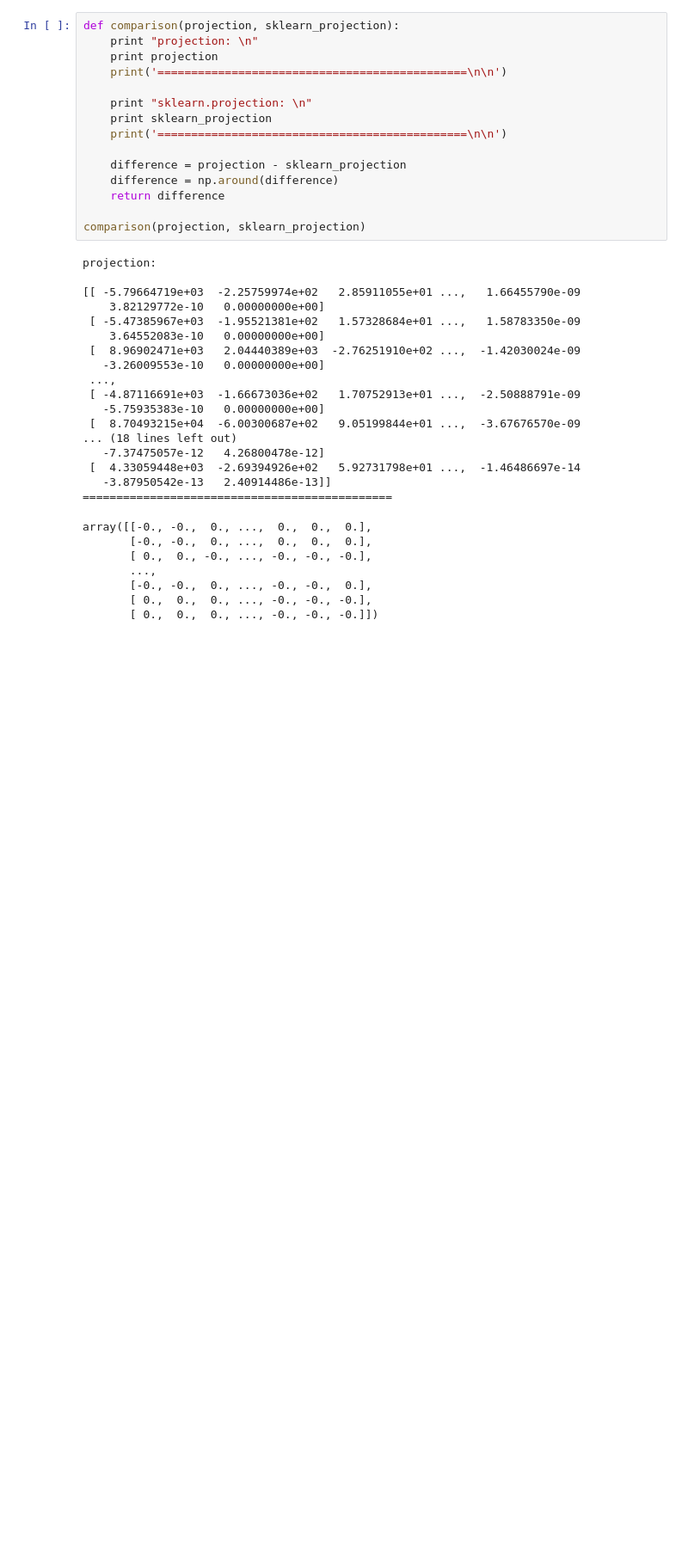
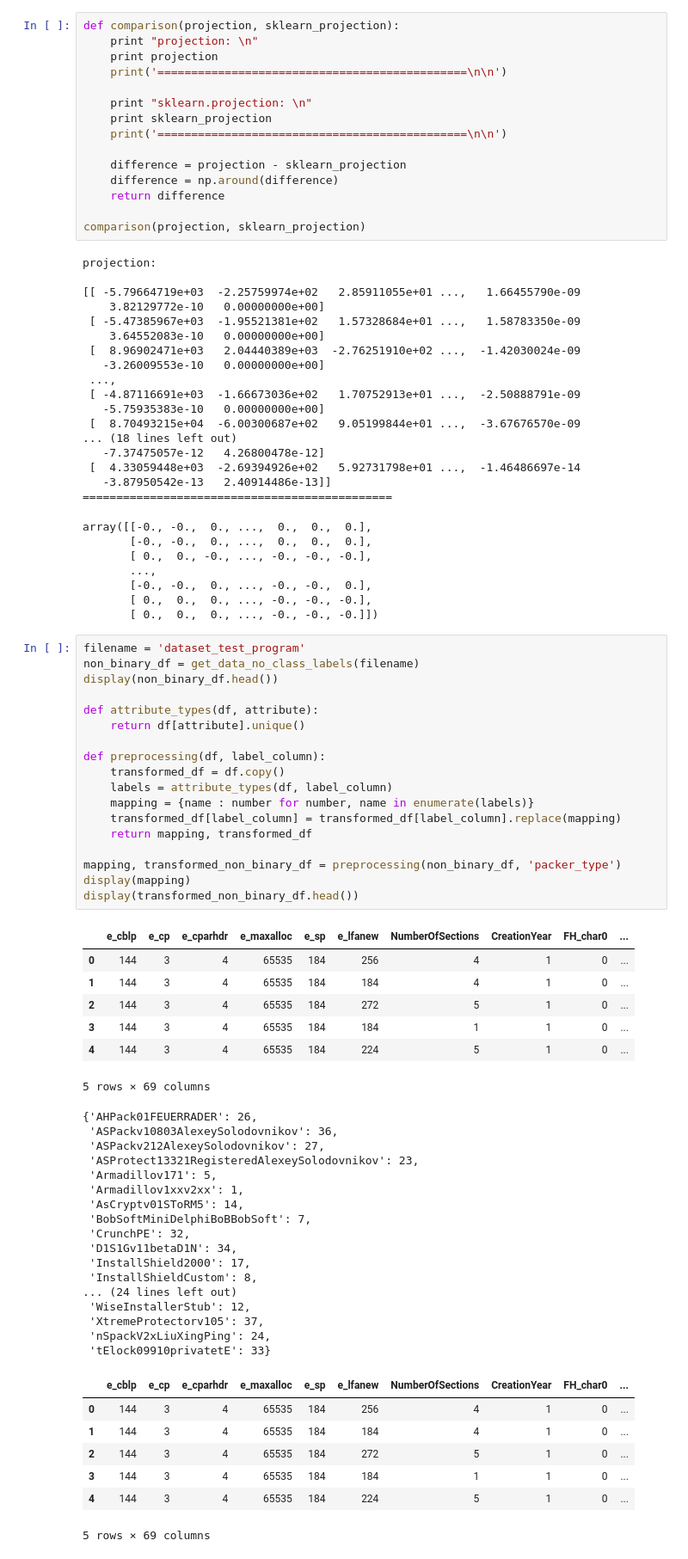
Before and after one commit to TushaarGVS/Phishing, a Jupyter notebook: code/PCA.ipynb, the cells around one changed output. Shown at 86% size. Cells and saved outputs as stored; diff of their text form; blank space fills up the shorter version.

```diff
--- a/code/PCA.ipynb
+++ b/code/PCA.ipynb
@@ -165,3 +165,53 @@ array([[-0., -0.,  0., ...,  0.,  0.,  0.],
        [-0., -0.,  0., ..., -0., -0.,  0.],
        [ 0.,  0.,  0., ..., -0., -0., -0.],
        [ 0.,  0.,  0., ..., -0., -0., -0.]])
+# %%
+filename = 'dataset_test_program'
+non_binary_df = get_data_no_class_labels(filename)
+display(non_binary_df.head())
+
+def attribute_types(df, attribute):
+    return df[attribute].unique()
+
+def preprocessing(df, label_column):
+    transformed_df = df.copy()
+    labels = attribute_types(df, label_column)
+    mapping = {name : number for number, name in enumerate(labels)}
+    transformed_df[label_column] = transformed_df[label_column].replace(mapping)
+    return mapping, transformed_df
+
+mapping, transformed_non_binary_df = preprocessing(non_binary_df, 'packer_type')
+display(mapping)
+display(transformed_non_binary_df.head())
+# %% [output]
+|  | e_cblp | e_cp | e_cparhdr | e_maxalloc | e_sp | e_lfanew | NumberOfSections | CreationYear | FH_char0 | ... |
+| 0 | 144 | 3 | 4 | 65535 | 184 | 256 | 4 | 1 | 0 | ... |
+| 1 | 144 | 3 | 4 | 65535 | 184 | 184 | 4 | 1 | 0 | ... |
+| 2 | 144 | 3 | 4 | 65535 | 184 | 272 | 5 | 1 | 0 | ... |
+| 3 | 144 | 3 | 4 | 65535 | 184 | 184 | 1 | 1 | 0 | ... |
+| 4 | 144 | 3 | 4 | 65535 | 184 | 224 | 5 | 1 | 0 | ... |
+5 rows × 69 columns
+{'AHPack01FEUERRADER': 26,
+ 'ASPackv10803AlexeySolodovnikov': 36,
+ 'ASPackv212AlexeySolodovnikov': 27,
+ 'ASProtect13321RegisteredAlexeySolodovnikov': 23,
+ 'Armadillov171': 5,
+ 'Armadillov1xxv2xx': 1,
+ 'AsCryptv01SToRM5': 14,
+ 'BobSoftMiniDelphiBoBBobSoft': 7,
+ 'CrunchPE': 32,
+ 'D1S1Gv11betaD1N': 34,
+ 'InstallShield2000': 17,
+ 'InstallShieldCustom': 8,
+... (24 lines left out)
+ 'WiseInstallerStub': 12,
+ 'XtremeProtectorv105': 37,
+ 'nSpackV2xLiuXingPing': 24,
+ 'tElock09910privatetE': 33}
+|  | e_cblp | e_cp | e_cparhdr | e_maxalloc | e_sp | e_lfanew | NumberOfSections | CreationYear | FH_char0 | ... |
+| 0 | 144 | 3 | 4 | 65535 | 184 | 256 | 4 | 1 | 0 | ... |
+| 1 | 144 | 3 | 4 | 65535 | 184 | 184 | 4 | 1 | 0 | ... |
+| 2 | 144 | 3 | 4 | 65535 | 184 | 272 | 5 | 1 | 0 | ... |
+| 3 | 144 | 3 | 4 | 65535 | 184 | 184 | 1 | 1 | 0 | ... |
+| 4 | 144 | 3 | 4 | 65535 | 184 | 224 | 5 | 1 | 0 | ... |
+5 rows × 69 columns
```
Also changed, not shown: parts of 5 cells of this notebook.
